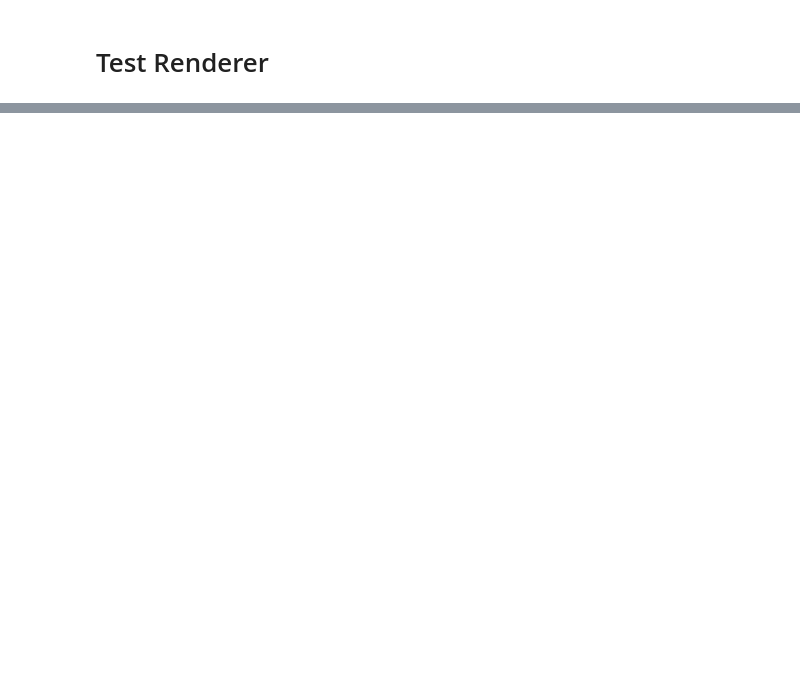
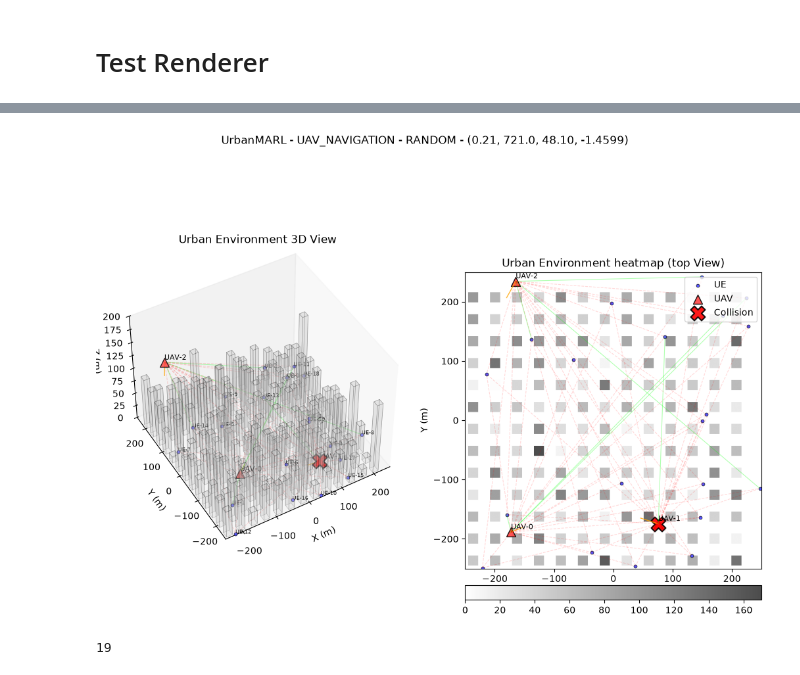
Before and after one commit to yemenlinux/vUrbanMARL, a Jupyter notebook: notebooks/test_renderer.ipynb, the cells around one changed output, grey strips where cells are left out. Saved outputs shown, nothing was run; the diff lists cells and outputs as text; code cells hidden in the pictures; blank space fills up the shorter version.

Commit message:
Enhance rendering

```diff
--- a/notebooks/test_renderer.ipynb
+++ b/notebooks/test_renderer.ipynb
@@ -217,3 +90,15 @@ rgb_frame = renderer.render(state, mode='rgb_array')
+# %%
+action = env.action_spec.sample()
+new_td = tensordict.update(action)
+next_td = env.step(new_td)
+# img_list.append(env.scenario.render(env))
+img = env.scenario.render(env, mode='human')
+# %% [output]
+[figure, added]
+# %%
+env.scenario.render_idx
+# %% [output]
+19
 # %%
 def render_2d(self, mode: str = "human"):
     import matplotlib.pyplot as plt
```
Also changed, not shown: parts of 14 cells of this notebook, 11 other files.
